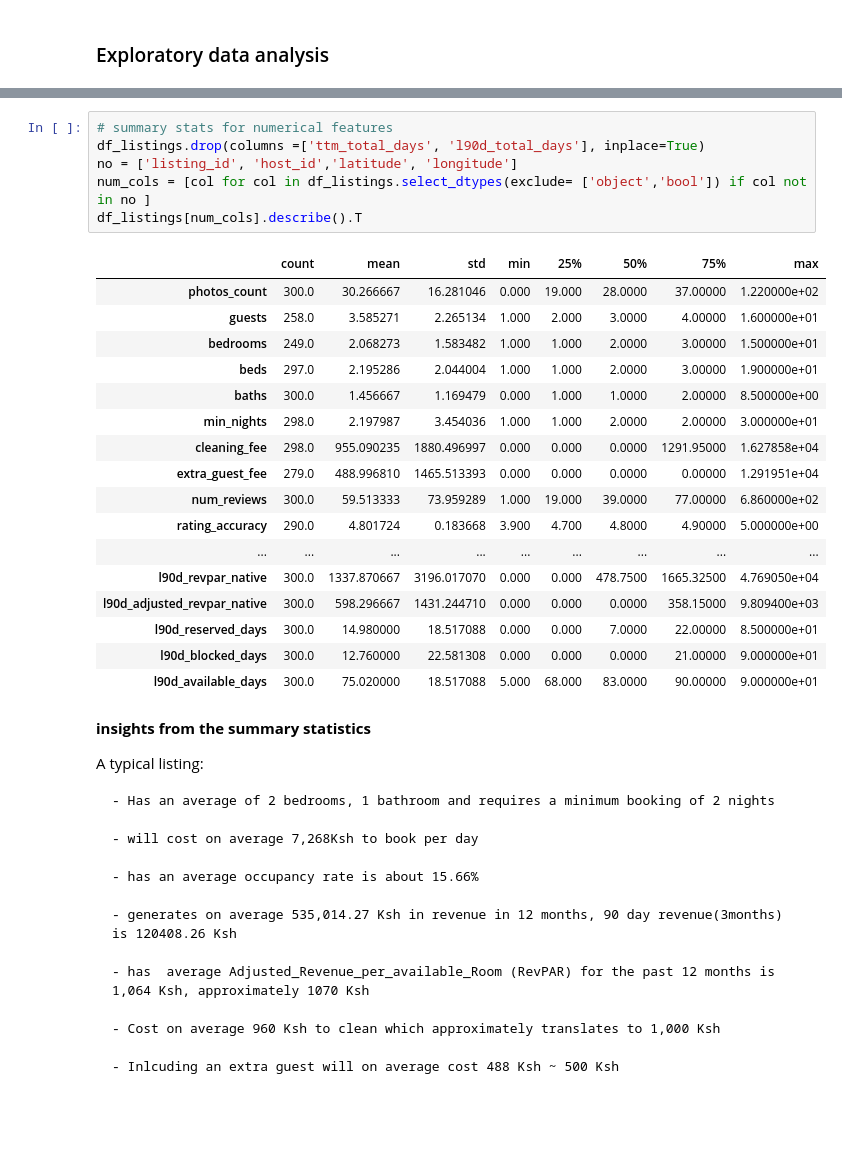
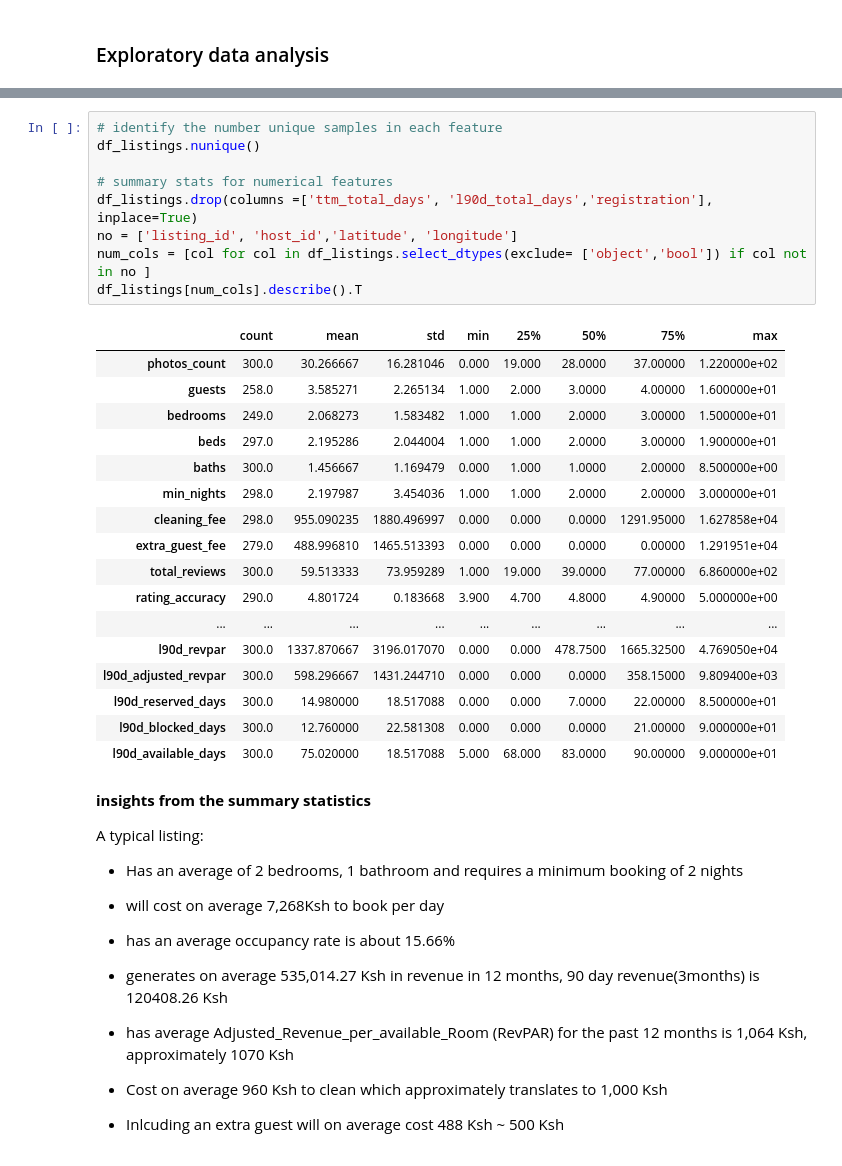
Before and after one commit to Morris-mk/Nairobi_AirbnbMarket_Overview_and-_InvestmentAnalysis, a Jupyter notebook: Airbnb_analysis.ipynb, the cells around one changed output, grey strips where cells are left out. Drawn from its saved outputs; the diff is of its cells as text; blank space fills up the shorter version.

```diff
--- a/Airbnb_analysis.ipynb
+++ b/Airbnb_analysis.ipynb
@@ -184,24 +167,27 @@ dtype: int64
 # %%
+# identify the number unique samples in each feature
+df_listings.nunique()
+
 # summary stats for numerical features
-df_listings.drop(columns =['ttm_total_days', 'l90d_total_days'], inplace=True)
+df_listings.drop(columns =['ttm_total_days', 'l90d_total_days','registration'], inplace=True)
 no = ['listing_id', 'host_id','latitude', 'longitude']
 num_cols = [col for col in df_listings.select_dtypes(exclude= ['object','bool']) if col not in no ]
 df_listings[num_cols].describe().T
 # %% [output]
 |  | count | mean | std | min | 25% | 50% | 75% | max |
 | photos_count | 300.0 | 30.266667 | 16.281046 | 0.000 | 19.000 | 28.0000 | 37.00000 | 1.220000e+02 |
 | guests | 258.0 | 3.585271 | 2.265134 | 1.000 | 2.000 | 3.0000 | 4.00000 | 1.600000e+01 |
 | bedrooms | 249.0 | 2.068273 | 1.583482 | 1.000 | 1.000 | 2.0000 | 3.00000 | 1.500000e+01 |
 | beds | 297.0 | 2.195286 | 2.044004 | 1.000 | 1.000 | 2.0000 | 3.00000 | 1.900000e+01 |
 | baths | 300.0 | 1.456667 | 1.169479 | 0.000 | 1.000 | 1.0000 | 2.00000 | 8.500000e+00 |
 | min_nights | 298.0 | 2.197987 | 3.454036 | 1.000 | 1.000 | 2.0000 | 2.00000 | 3.000000e+01 |
 | cleaning_fee | 298.0 | 955.090235 | 1880.496997 | 0.000 | 0.000 | 0.0000 | 1291.95000 | 1.627858e+04 |
 | extra_guest_fee | 279.0 | 488.996810 | 1465.513393 | 0.000 | 0.000 | 0.0000 | 0.00000 | 1.291951e+04 |
-| num_reviews | 300.0 | 59.513333 | 73.959289 | 1.000 | 19.000 | 39.0000 | 77.00000 | 6.860000e+02 |
+| total_reviews | 300.0 | 59.513333 | 73.959289 | 1.000 | 19.000 | 39.0000 | 77.00000 | 6.860000e+02 |
 | rating_accuracy | 290.0 | 4.801724 | 0.183668 | 3.900 | 4.700 | 4.8000 | 4.90000 | 5.000000e+00 |
 | ... | ... | ... | ... | ... | ... | ... | ... | ... |
-| l90d_revpar_native | 300.0 | 1337.870667 | 3196.017070 | 0.000 | 0.000 | 478.7500 | 1665.32500 | 4.769050e+04 |
-| l90d_adjusted_revpar_native | 300.0 | 598.296667 | 1431.244710 | 0.000 | 0.000 | 0.0000 | 358.15000 | 9.809400e+03 |
+| l90d_revpar | 300.0 | 1337.870667 | 3196.017070 | 0.000 | 0.000 | 478.7500 | 1665.32500 | 4.769050e+04 |
+| l90d_adjusted_revpar | 300.0 | 598.296667 | 1431.244710 | 0.000 | 0.000 | 0.0000 | 358.15000 | 9.809400e+03 |
 | l90d_reserved_days | 300.0 | 14.980000 | 18.517088 | 0.000 | 0.000 | 7.0000 | 22.00000 | 8.500000e+01 |
 | l90d_blocked_days | 300.0 | 12.760000 | 22.581308 | 0.000 | 0.000 | 0.0000 | 21.00000 | 9.000000e+01 |
 | l90d_available_days | 300.0 | 75.020000 | 18.517088 | 5.000 | 68.000 | 83.0000 | 90.00000 | 9.000000e+01 |
@@ -210,16 +196,16 @@ df_listings[num_cols].describe().T
 
 A typical listing:
 
-    - Has an average of 2 bedrooms, 1 bathroom and requires a minimum booking of 2 nights
+- Has an average of 2 bedrooms, 1 bathroom and requires a minimum booking of 2 nights
 
-    - will cost on average 7,268Ksh to book per day
+- will cost on average 7,268Ksh to book per day
 
-    - has an average occupancy rate is about 15.66%
+- has an average occupancy rate is about 15.66%
 
-    - generates on average 535,014.27 Ksh in revenue in 12 months, 90 day revenue(3months) is 120408.26 Ksh
+- generates on average 535,014.27 Ksh in revenue in 12 months, 90 day revenue(3months) is 120408.26 Ksh
 
-    - has  average Adjusted_Revenue_per_available_Room (RevPAR) for the past 12 months is 1,064 Ksh, approximately 1070 Ksh
+- has  average Adjusted_Revenue_per_available_Room (RevPAR) for the past 12 months is 1,064 Ksh, approximately 1070 Ksh
 
-    - Cost on average 960 Ksh to clean which approximately translates to 1,000 Ksh
+- Cost on average 960 Ksh to clean which approximately translates to 1,000 Ksh
 
-    - Inlcuding an extra guest will on average cost 488 Ksh ~ 500 Ksh
+- Inlcuding an extra guest will on average cost 488 Ksh ~ 500 Ksh
```
Also changed, not shown: parts of 16 cells of this notebook.
